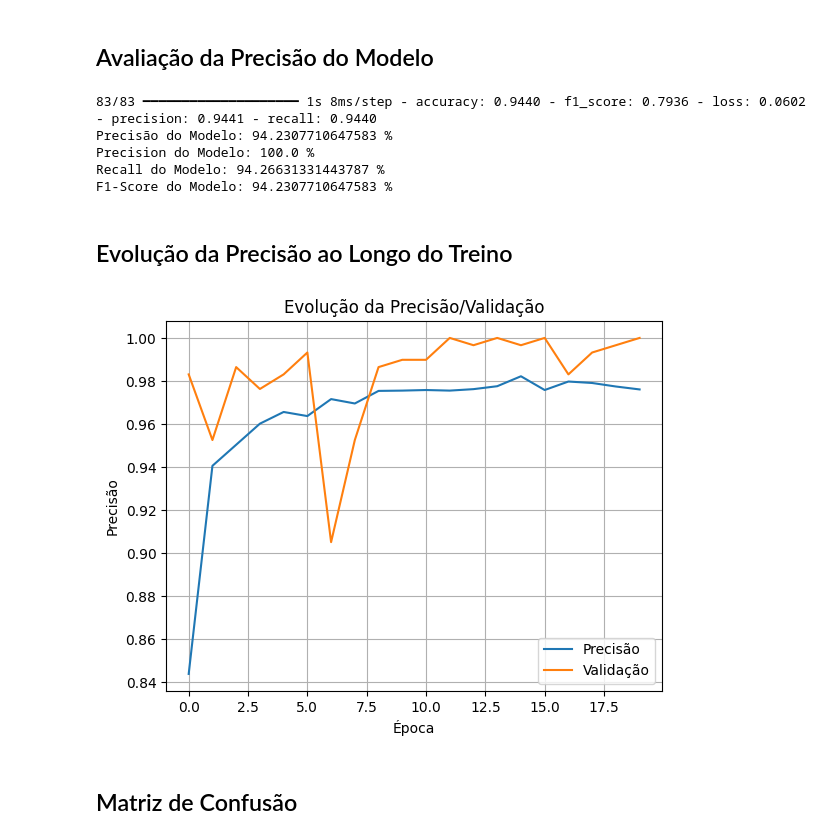
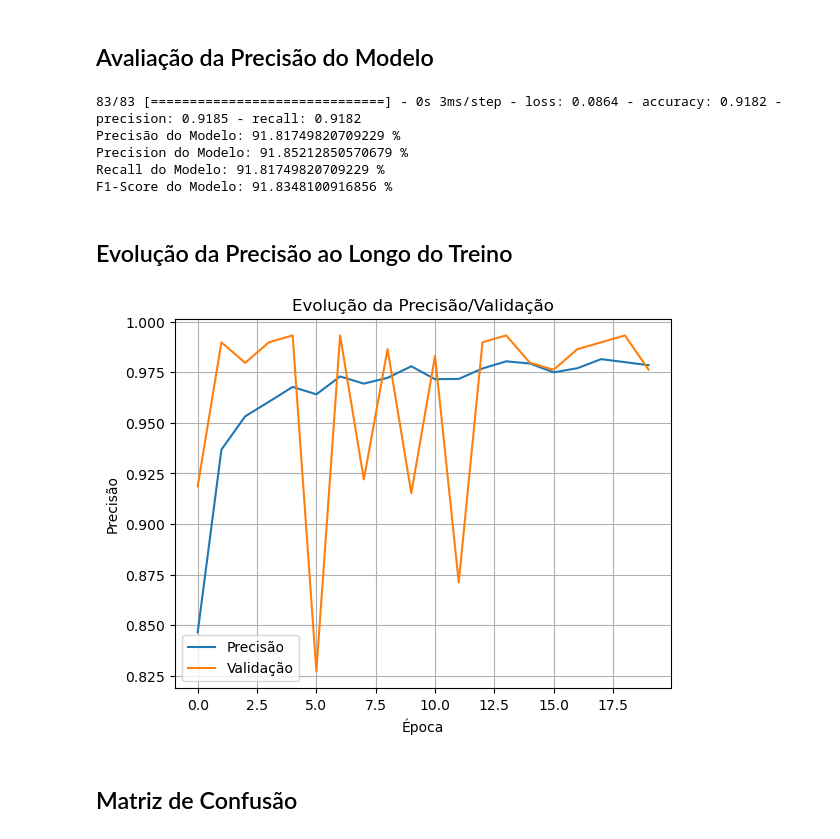
Before and after one commit to danilmour/Sistema-de-Reconhecimento-de-Movimentos, a Jupyter notebook: Feedforward/Feedforward-Aumento-Camadas-Neuronios.ipynb, the cells around one changed output. Cells and saved outputs as stored; diff of their text form; code cells hidden in the pictures.

```diff
--- a/Feedforward/Feedforward-Aumento-Camadas-Neuronios.ipynb
+++ b/Feedforward/Feedforward-Aumento-Camadas-Neuronios.ipynb
@@ -49,7 +49,7 @@ modelo.add(Dense(123, activation="relu"))
 modelo.add(Dense(31, activation="relu"))
 modelo.add(Dense(7, activation="softmax"))
 
-modelo.compile(loss="binary_crossentropy", optimizer="adam", metrics=["accuracy", "precision", "recall", "f1_score"])
+modelo.compile(loss="binary_crossentropy", optimizer="adam", metrics=["accuracy", "Precision", "Recall"])
 
 y_treino_cat = to_categorical(y_train)
 y_teste_cat = to_categorical(y_test)
@@ -78,33 +78,37 @@ Epoch 20/20
 # %% [markdown]
 ## Avaliação da Precisão do Modelo
 # %%
-_, precisao, precision, recall, f1_score  = modelo.evaluate(X_test, y_teste_cat)
+_, precisao, precision, recall  = modelo.evaluate(X_test, y_teste_cat)
+f1_score = (2 * precision * recall) / (precision + recall)
 print(f"Precisão do Modelo: {precisao*100} %")
-print(f"Precision do Modelo: {precision[-1]*100} %")
+print(f"Precision do Modelo: {precision*100} %")
 print(f"Recall do Modelo: {recall*100} %")
 print(f"F1-Score do Modelo: {f1_score*100} %")
 # %% [output]
-83/83 ━━━━━━━━━━━━━━━━━━━━ 1s 8ms/step - accuracy: 0.9440 - f1_score: 0.7936 - loss: 0.0602 - precision: 0.9441 - recall: 0.9440
-Precisão do Modelo: 94.2307710647583 %
-Precision do Modelo: 100.0 %
-Recall do Modelo: 94.26631331443787 %
-F1-Score do Modelo: 94.2307710647583 %
+83/83 [==============================] - 0s 3ms/step - loss: 0.0864 - accuracy: 0.9182 - precision: 0.9185 - recall: 0.9182
+Precisão do Modelo: 91.81749820709229 %
+Precision do Modelo: 91.85212850570679 %
+Recall do Modelo: 91.81749820709229 %
+F1-Score do Modelo: 91.8348100916856 %
 # %% [markdown]
 ## Evolução da Precisão ao Longo do Treino
 # %%
 import matplotlib.pyplot as plt
+import os
+
+os.environ["KMP_DUPLICATE_LIB_OK"] = "TRUE"
 
 plt.plot(historico.history["accuracy"])
 plt.plot(historico.history["val_accuracy"])
 plt.title("Evolução da Precisão/Validação")
 plt.ylabel("Precisão")
 plt.xlabel("Época")
 plt.legend(["Precisão", "Validação"])
 plt.grid()
 plt.savefig("Evolução Precisão Validação FNN-Changed", bbox_inches="tight")
 plt.show()
 # %% [output]
-[figure, old version]
+[figure, new version]
 # %% [markdown]
 ## Matriz de Confusão
 # %%
```
Also changed, not shown: parts of 2 cells of this notebook, 12 other files.
